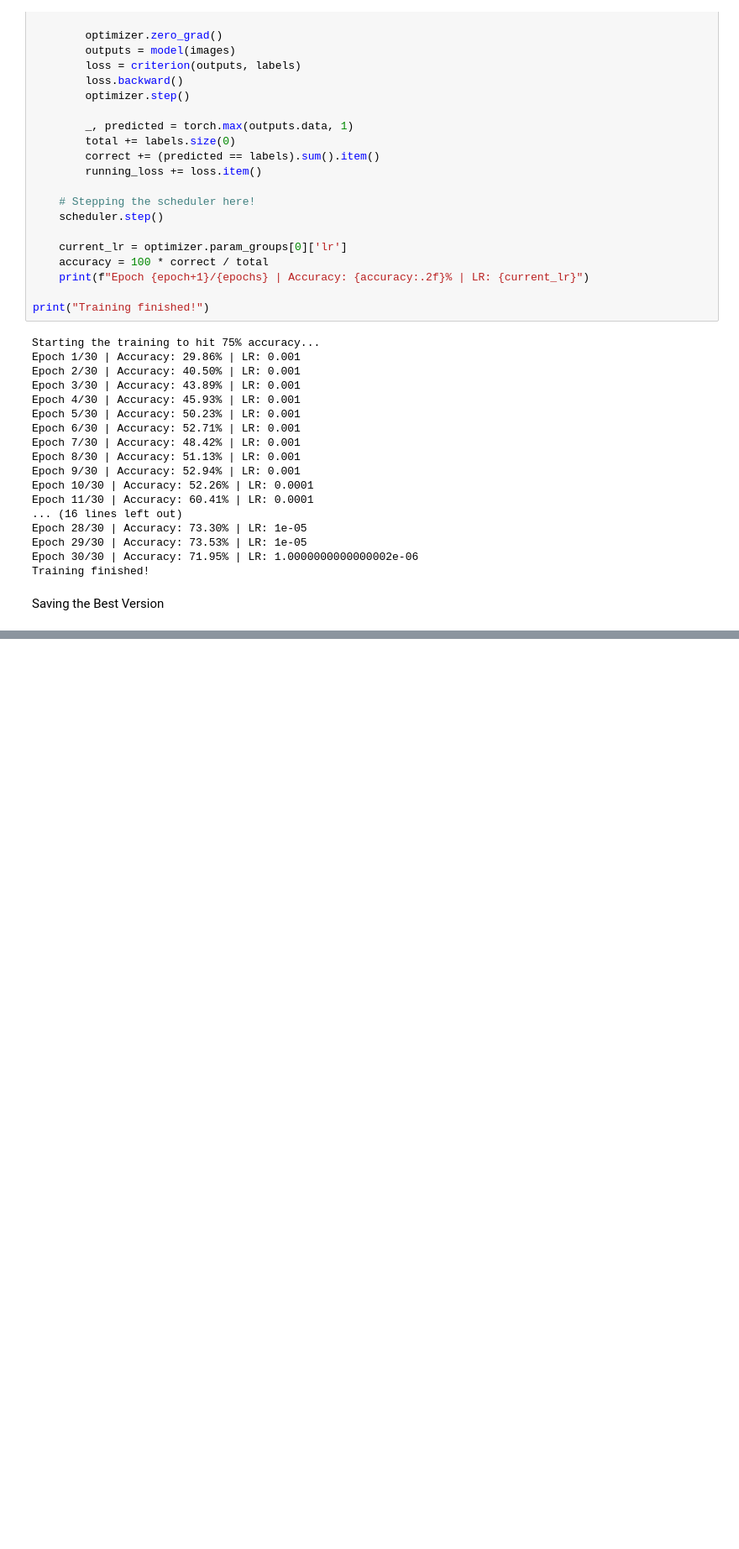
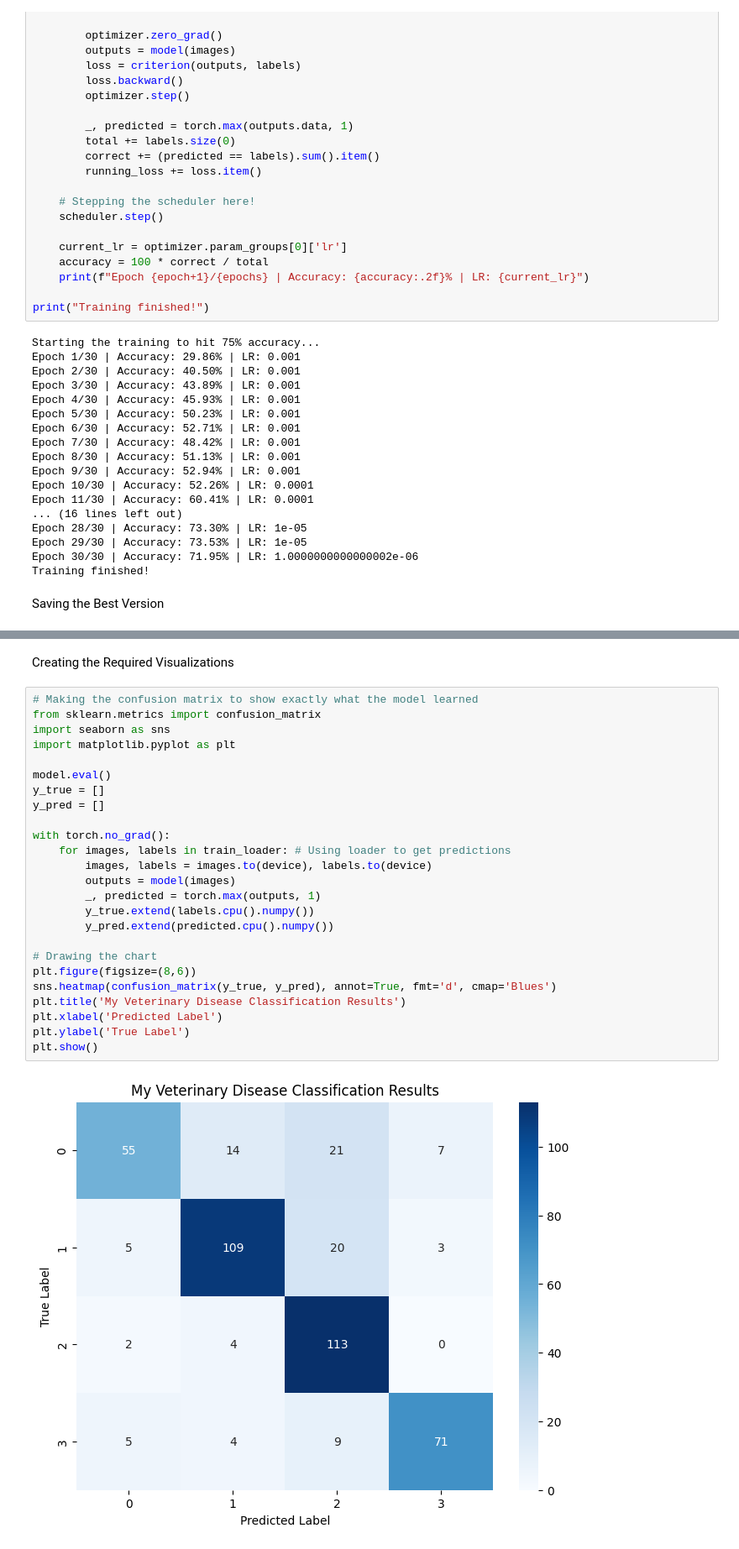
Before and after one commit to shahzaibkhanniazi-dot/MSAI-VetDisease-CRNN-2026, a Jupyter notebook: MSAI_VetDisease_CRNN_2026.ipynb, the cells around one changed output, grey strips where cells are left out. Shown at 84% size. Cells and saved outputs as stored; diff of their text form; blank space fills up the shorter version.

```diff
--- a/MSAI_VetDisease_CRNN_2026.ipynb
+++ b/MSAI_VetDisease_CRNN_2026.ipynb
@@ -407,3 +407,32 @@ files.download('vet_disease_final_model.pth')
 # %% [output]
 [interactive output not drawn]
 [interactive output not drawn]
+# %% [markdown]
+Creating the Required Visualizations
+# %%
+# Making the confusion matrix to show exactly what the model learned
+from sklearn.metrics import confusion_matrix
+import seaborn as sns
+import matplotlib.pyplot as plt
+
+model.eval()
+y_true = []
+y_pred = []
+
+with torch.no_grad():
+    for images, labels in train_loader: # Using loader to get predictions
+        images, labels = images.to(device), labels.to(device)
+        outputs = model(images)
+        _, predicted = torch.max(outputs, 1)
+        y_true.extend(labels.cpu().numpy())
+        y_pred.extend(predicted.cpu().numpy())
+
+# Drawing the chart
+plt.figure(figsize=(8,6))
+sns.heatmap(confusion_matrix(y_true, y_pred), annot=True, fmt='d', cmap='Blues')
+plt.title('My Veterinary Disease Classification Results')
+plt.xlabel('Predicted Label')
+plt.ylabel('True Label')
+plt.show()
+# %% [output]
+[figure, added]
```
